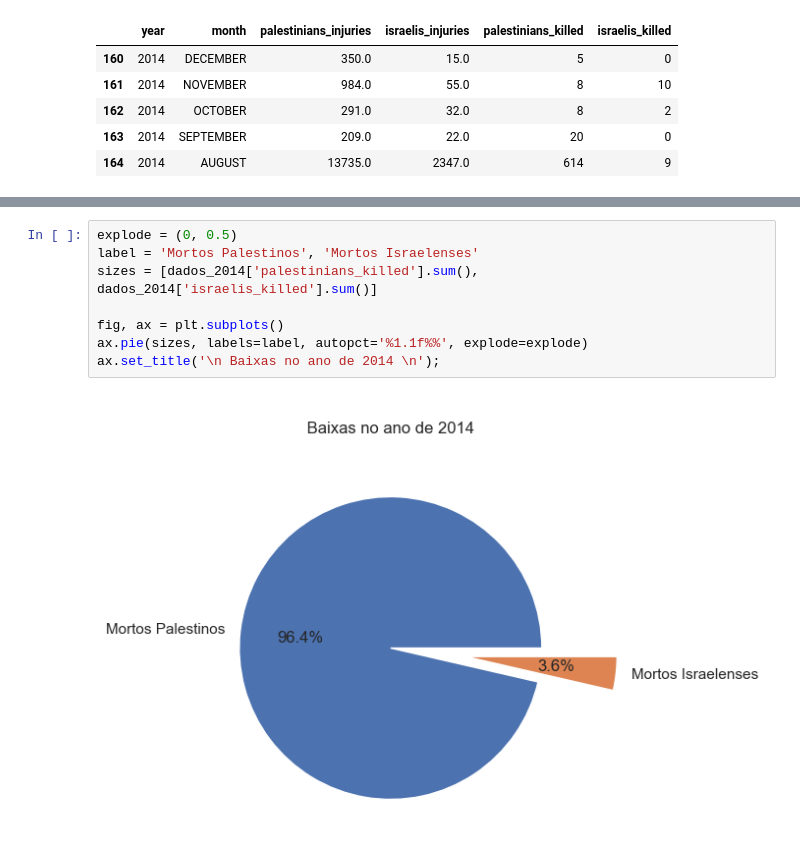
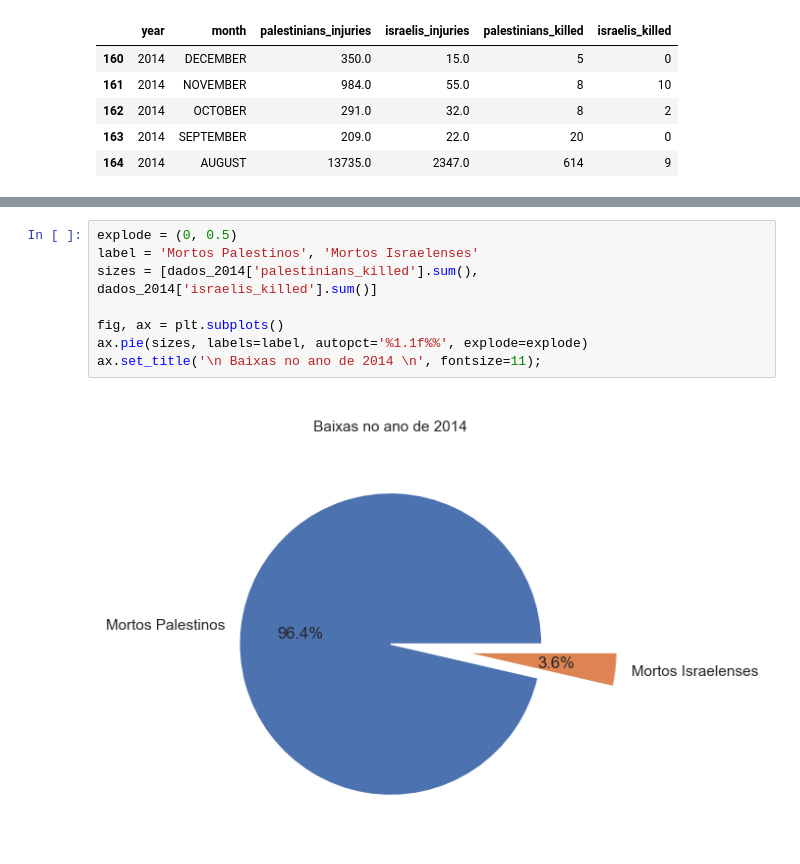
Before and after one commit to henriquecarvalho-maker/Conflito-israelo-palestino, a Jupyter notebook: análise_dos_mortos_e_feridos_no_conflito_entre_palestinos_e_israelitas.ipynb, the cells around one changed output, grey strips where cells are left out. Cells and saved outputs as stored; diff of their text form.

```diff
--- a/análise_dos_mortos_e_feridos_no_conflito_entre_palestinos_e_israelitas.ipynb
+++ b/análise_dos_mortos_e_feridos_no_conflito_entre_palestinos_e_israelitas.ipynb
@@ -336,10 +336,10 @@ plt.legend(['2279 Mortos Palestinos', '85 Mortos Israelenses'])
 # %%
 explode = (0, 0.5)
 label = 'Mortos Palestinos', 'Mortos Israelenses'
 sizes = [dados_2014['palestinians_killed'].sum(), dados_2014['israelis_killed'].sum()]
 
 fig, ax = plt.subplots()
 ax.pie(sizes, labels=label, autopct='%1.1f%%', explode=explode)
-ax.set_title('\n Baixas no ano de 2014 \n');
+ax.set_title('\n Baixas no ano de 2014 \n', fontsize=11);
 # %% [output]
-[figure, old version]
+[figure, new version]
```
Also changed, not shown: parts of 5 cells of this notebook.
